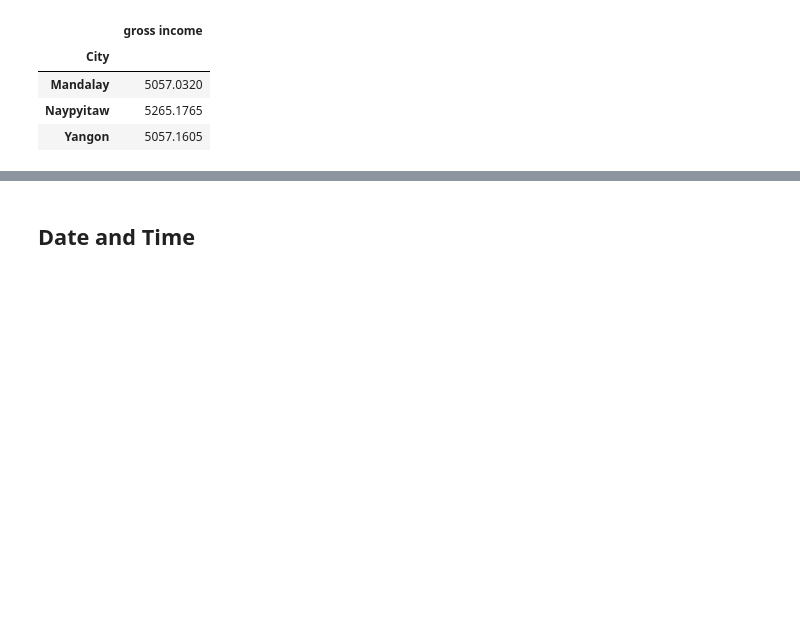
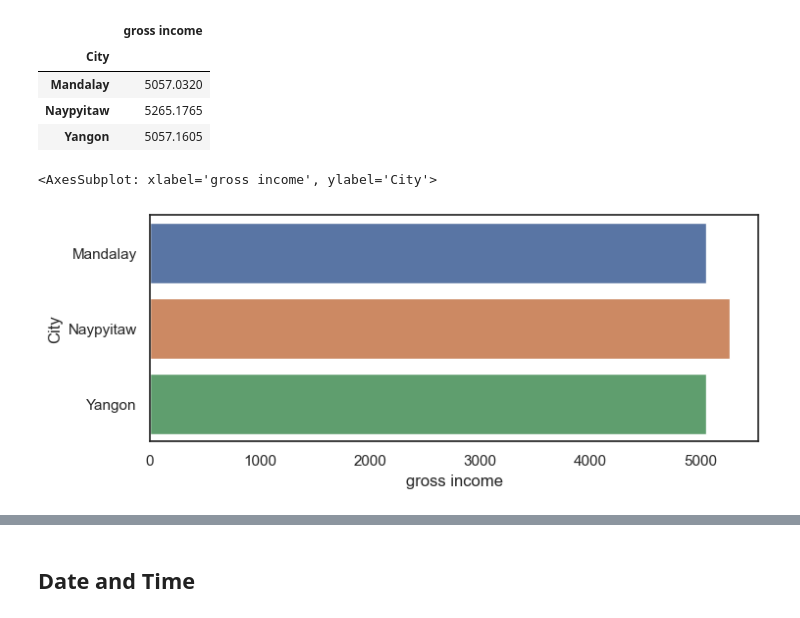
Before and after one commit to Zzzhenya/Supermarket_sales, a Jupyter notebook: Supermarket_data_exploration.ipynb, the cells around one changed output, grey strips where cells are left out. Cells and saved outputs as stored; diff of their text form; code cells hidden in the pictures; blank space fills up the shorter version.

Commit message:
income vs product vs city

```diff
--- a/Supermarket_data_exploration.ipynb
+++ b/Supermarket_data_exploration.ipynb
@@ -264,3 +281,13 @@ grossincome_by_city
 | Mandalay | 5057.0320 |
 | Naypyitaw | 5265.1765 |
 | Yangon | 5057.1605 |
+# %%
+grossincome_by_city.reset_index(inplace = True)
+# %%
+grossincome_by_city["gross tot income %"] = (grossincome_by_city["gross income"]/grossincome_by_city["gross income"].sum()).round(2) * 100
+# %%
+fig = plt.figure(figsize=(8, 3))
+sns.barplot(data = grossincome_by_city, y = "City" , x = "gross income")
+# %% [output]
+<AxesSubplot: xlabel='gross income', ylabel='City'>
+[figure, added]
```
Also changed, not shown: parts of 17 cells of this notebook.
